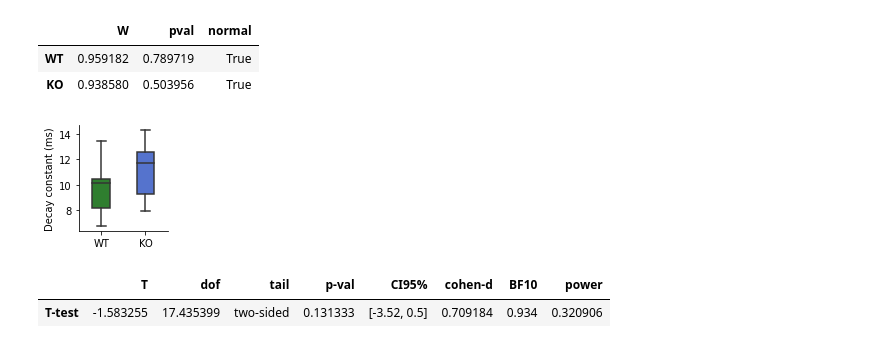
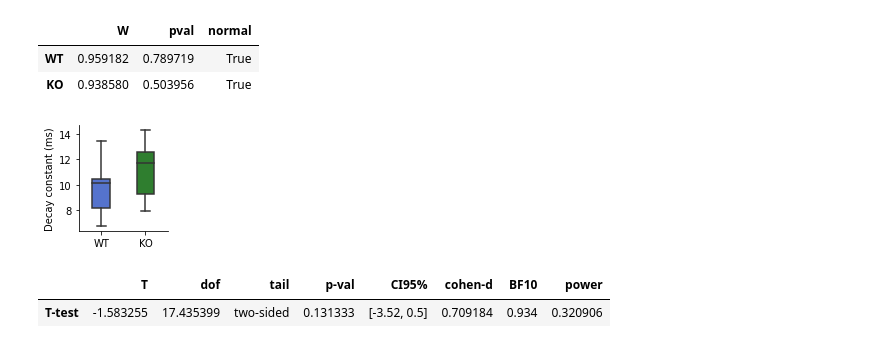
Before and after one commit to FMendezSlc/NeuroPy, a Jupyter notebook: Patch_analysis.ipynb, the cells around one changed output. Saved outputs shown, nothing was run; the diff lists cells and outputs as text; code cells hidden in the pictures.

```diff
--- a/Patch_analysis.ipynb
+++ b/Patch_analysis.ipynb
@@ -498,13 +498,13 @@ pg.normality(data = rise_df, dv = 'Decay_tau', group = 'Genotype')
 | KO | 0.938580 | 0.503956 | True |
 # %%
 decay_fig = plt.figure(figsize = (2, 2))
-sns.boxplot(data = rise_df, x = 'Genotype', y = 'Decay_tau', palette=['forestgreen', 'royalblue'], width = .4, showmeans = False, showfliers = True, )
+sns.boxplot(data = rise_df, x = 'Genotype', y = 'Decay_tau', palette=['royalblue', 'forestgreen'], order = ['WT', 'KO'], width = .4, showmeans = False, showfliers = True, )
 sns.despine()
 plt.ylabel('Decay constant (ms)')
 plt.xlabel('')
 plt.tight_layout()
 # %% [output]
-[figure, old version]
+[figure, new version]
 # %%
 pg.ttest(rise_df['Decay_tau'][rise_df['Genotype']== 'WT'], rise_df['Decay_tau'][rise_df['Genotype']== 'KO'], tail = 'two-sided')
 # %% [output]
```
Also changed, not shown: parts of 1 cell of this notebook, 1 other file.
